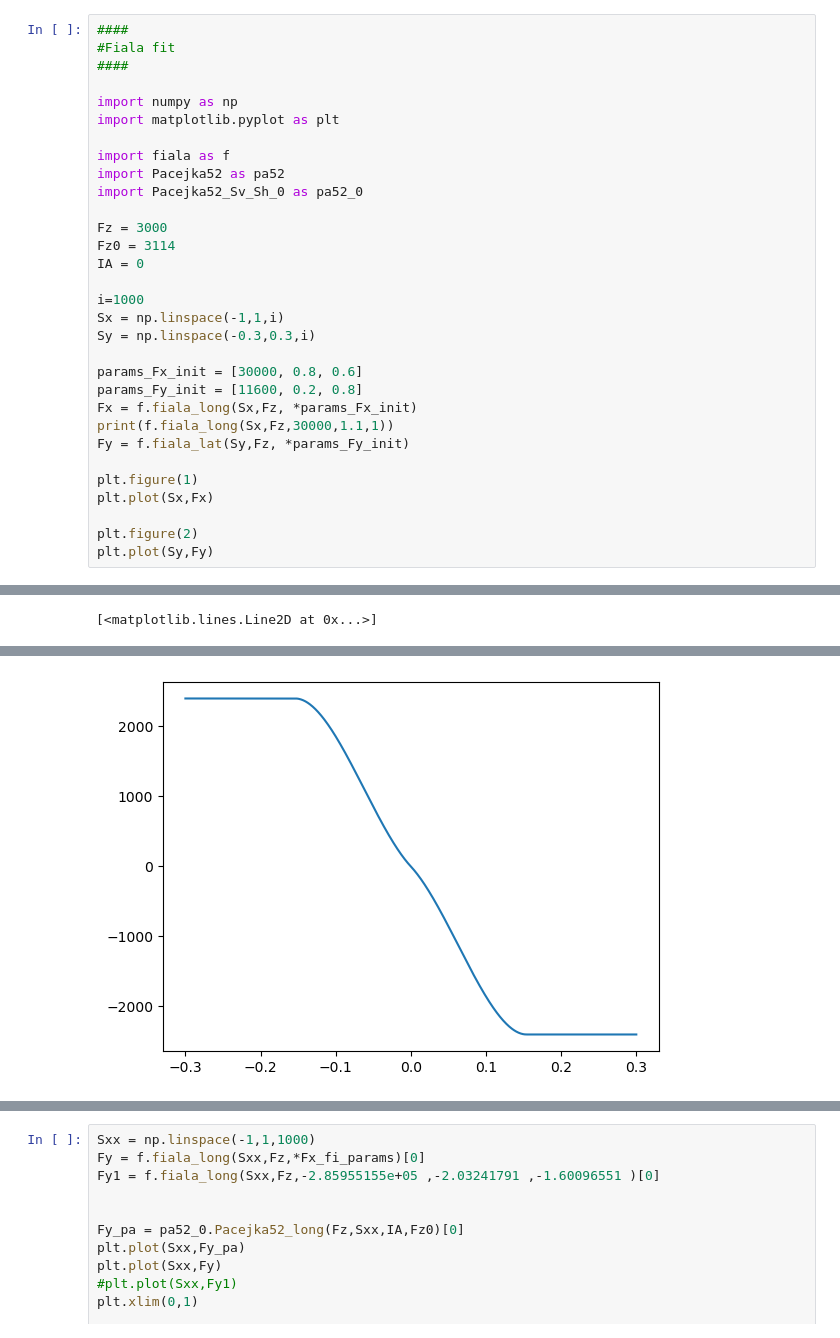
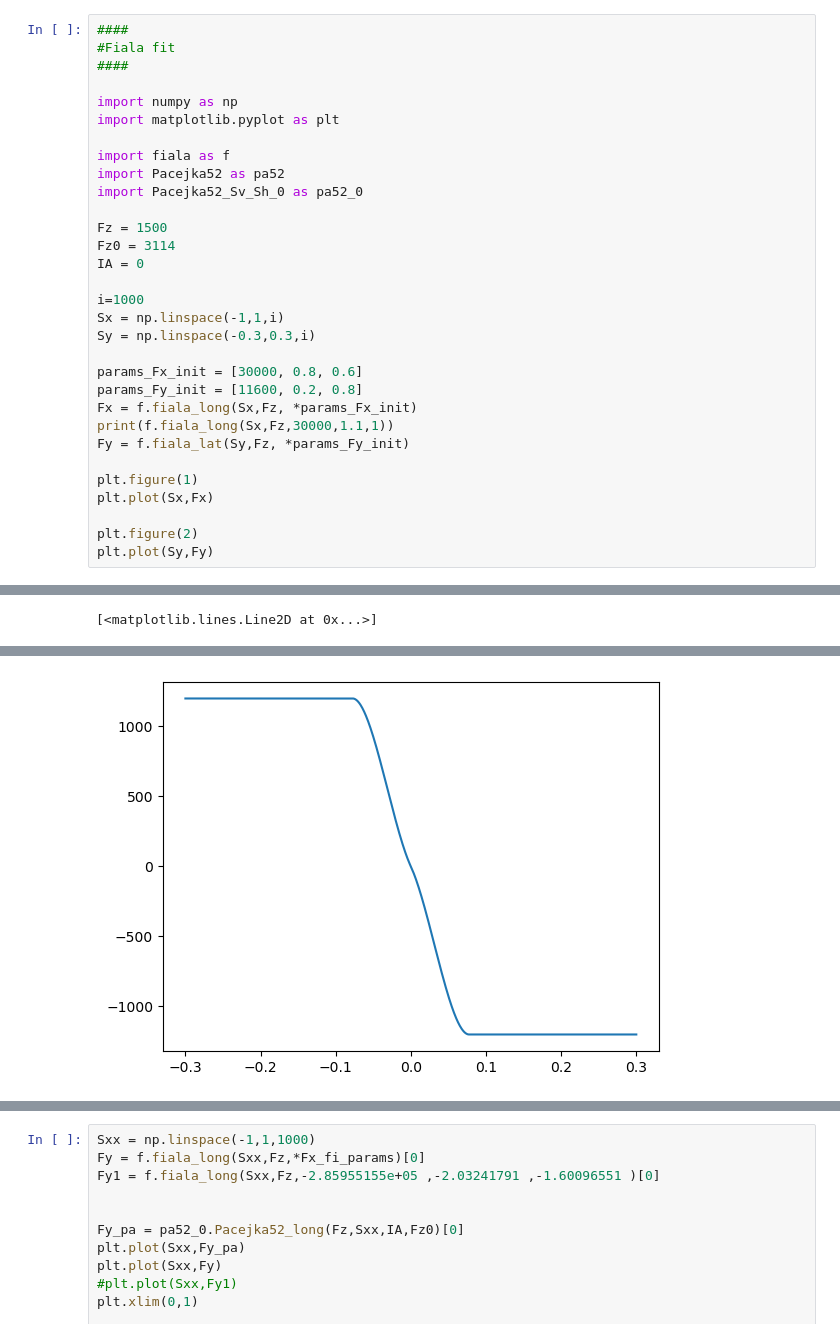
Before and after one commit to BenediktRuhland/SA-Tire-model, a Jupyter notebook: model/fiala_fit.ipynb, the cells around one changed output, grey strips where cells are left out. Saved outputs shown, nothing was run; the diff lists cells and outputs as text.

```diff
--- a/model/fiala_fit.ipynb
+++ b/model/fiala_fit.ipynb
@@ -10,7 +10,7 @@ import fiala as f
 import Pacejka52 as pa52
 import Pacejka52_Sv_Sh_0 as pa52_0
 
-Fz = 3000
+Fz = 1500
 Fz0 = 3114
 IA = 0
 
@@ -52,4 +52,4 @@ plt.plot(Sy,Fy)
-[figure, old version]
+[figure, new version]
 # %%
 #Fitting
 import scipy.optimize as opt
```
Also changed, not shown: parts of 2 cells of this notebook, 3 other files.
